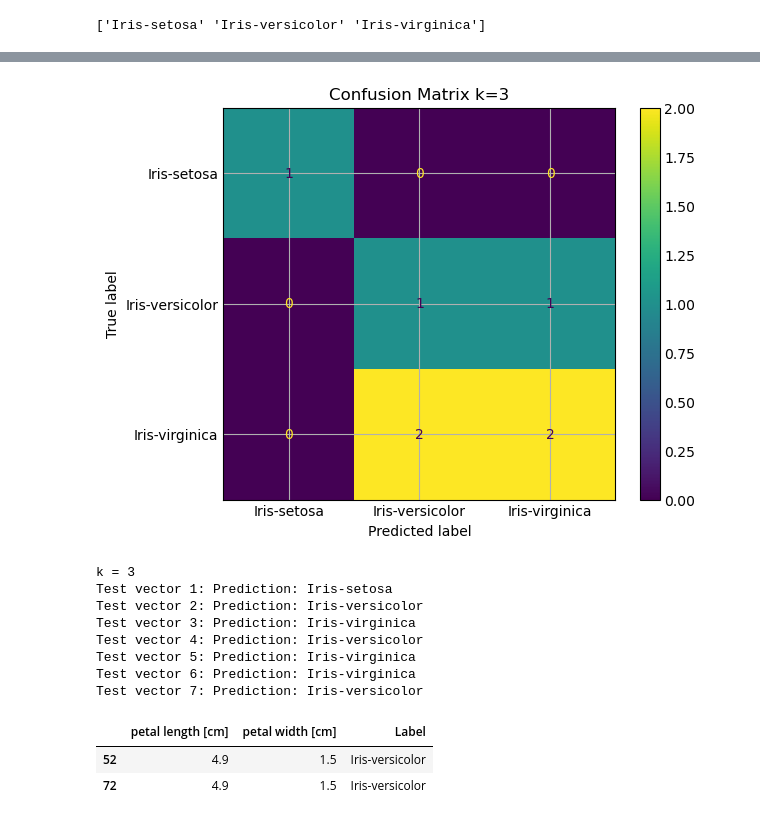
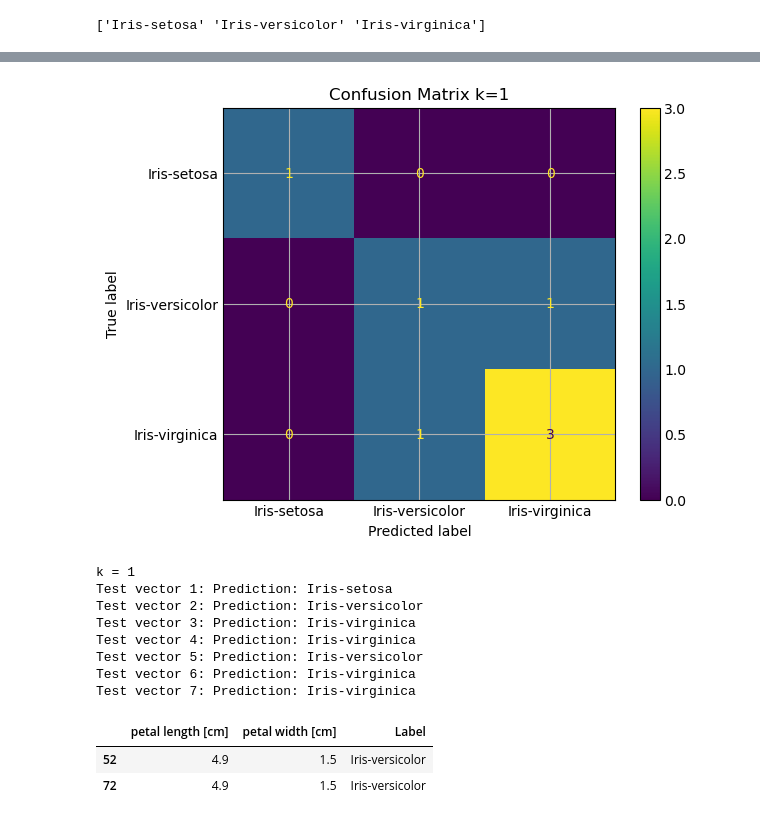
Before and after one commit to regarry/Pattern_Recognition_Software_Project, a Jupyter notebook: milestone2.ipynb, the cells around one changed output, grey strips where cells are left out. Cells and saved outputs as stored; diff of their text form; code cells hidden in the pictures.

```diff
--- a/milestone2.ipynb
+++ b/milestone2.ipynb
@@ -88,8 +88,8 @@ x34labels = ["petal length [cm]","petal width [cm]"]
 y34labels = ["Label"]
 df34 = pd.read_csv("irisf34.csv", names = x34labels + y34labels)
 X34 = df34[x34labels]
-#X34 = makeint(X34)
-#X34 = X34.astype('int')
+X34 = makeint(X34)
+X34 = X34.astype('int')
 X34.head()
 # %% [output]
 |  | petal length [cm] | petal width [cm] |
@@ -109,13 +109,10 @@ print(unique_vals)
 ['Iris-setosa' 'Iris-versicolor' 'Iris-virginica']
 # %%
 Xtest = [[2,.8],[4,.8],[6.5,2.5],[4.5,1.7],[4.8,1.8],[5.0,1.8],[5.0,1.5]]
-#print(len(Xtest[0))
-
-# for k in range(len(Xtest)):
-#     for j in range(len(Xtest[0])):
-#         Xtest[k][j] = makeint(Xtest[k][j])
+for k in range(len(Xtest)):
+    for j in range(len(Xtest[0])):
+        Xtest[k][j] = makeint(Xtest[k][j])
 print(Xtest)
-#Xtest = makeint(Xtest)
 ytest = [0,1,2,2,2,1,2]
 print(np.shape(Xtest))
 print(np.shape(ytest))
@@ -126,33 +138,33 @@ print(np.shape(ytest))
 # %%
-k=3
+k=1
 knn = KNeighborsClassifier(n_neighbors=k,metric="manhattan", n_jobs = -1)
 knn.fit(X34, y34)
 ytestpred = knn.predict(Xtest)
 cm = confusion_matrix(ytest, ytestpred)
 disp = ConfusionMatrixDisplay(confusion_matrix=cm,display_labels=unique_vals)
 disp.plot()
 plt.title(f"Confusion Matrix k={k}")
 plt.show()
 p=1
 print(f'k = {k}')
 for i in ytestpred:
     print(f"Test vector {p}: Prediction: {unique_vals[i]}")
     p += 1
 #print("truth:")
 #for j in ytest:
 #    print(unique_vals[j])
 #print(ytestpred)
 #print(ytest)
 # %% [output]
-[figure, old version]
+[figure, new version]
-k = 3
+k = 1
 Test vector 1: Prediction: Iris-setosa
 Test vector 2: Prediction: Iris-versicolor
 Test vector 3: Prediction: Iris-virginica
-Test vector 4: Prediction: Iris-versicolor
-Test vector 5: Prediction: Iris-virginica
+Test vector 4: Prediction: Iris-virginica
+Test vector 5: Prediction: Iris-versicolor
 Test vector 6: Prediction: Iris-virginica
-Test vector 7: Prediction: Iris-versicolor
+Test vector 7: Prediction: Iris-virginica
 # %%
 # for milestone 2 question 4, checking for duplicates at (4.9,1.5) to explain why k=3 chose veriscolor
 df34[(df34["petal length [cm]"] == 4.9) & (df34["petal width [cm]"] == 1.5)].head()
```
Also changed, not shown: parts of 3 cells of this notebook, 4 other files.
